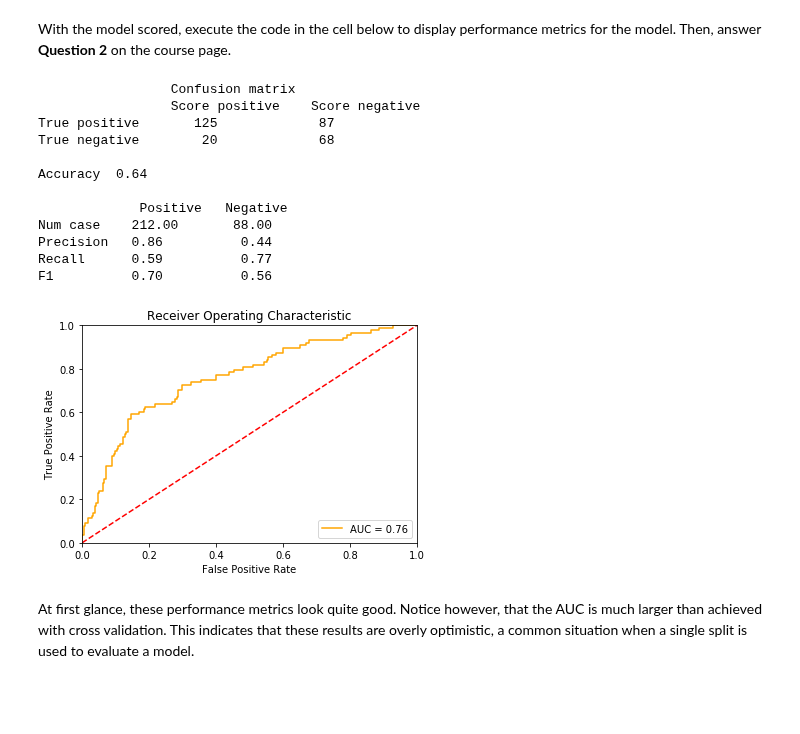
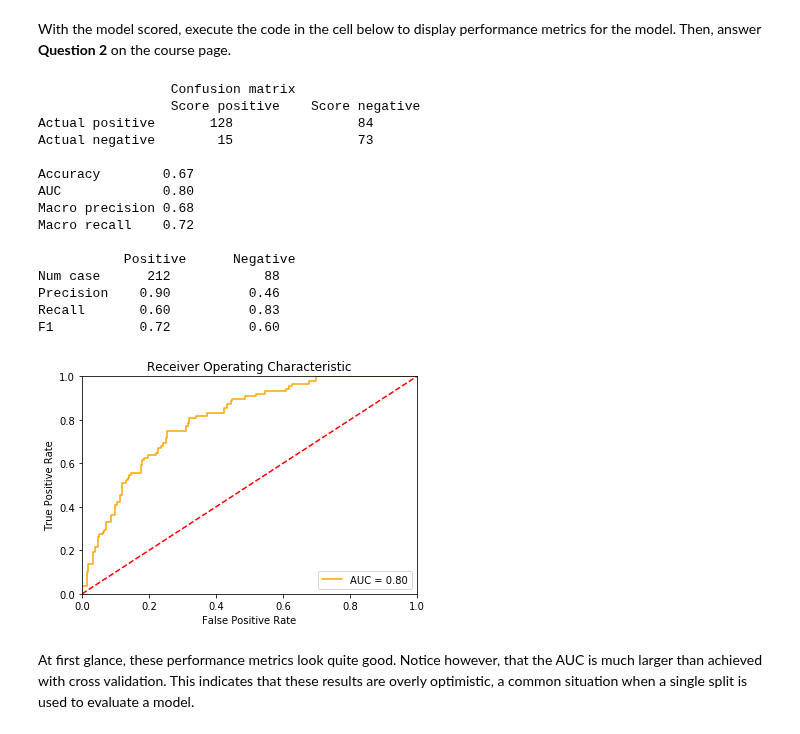
Before and after one commit to syslin/-MicrosoftLearning-Principles-of-Machine-Learning-Python, a Jupyter notebook: Module5/FeatureSelection.ipynb, the cells around one changed output. Drawn from its saved outputs; the diff is of its cells as text; code cells hidden in the pictures; blank space fills up the shorter version.

```diff
--- a/Module5/FeatureSelection.ipynb
+++ b/Module5/FeatureSelection.ipynb
@@ -110,7 +110,7 @@ logistic_mod = linear_model.LogisticRegression(C = 10, class_weight = {0:0.45, 1
 ## Perform feature selection by CV with high variance features only
 nr.seed(6677)
 selector = fs.RFECV(estimator = logistic_mod, cv = feature_folds,
-                      scoring = sklm.make_scorer(sklm.roc_auc_score))
+                      scoring = 'roc_auc')
 selector = selector.fit(Features_reduced, Labels)
 selector.support_
 # %% [output]
@@ -170,7 +170,7 @@ logistic_mod = linear_model.LogisticRegression(class_weight = {0:0.45, 1:0.55})
 ## Perform the grid search over the parameters
 clf = ms.GridSearchCV(estimator = logistic_mod, param_grid = param_grid,
                       cv = inside, # Use the inside folds
-                      scoring = sklm.make_scorer(sklm.roc_auc_score),
+                      scoring = 'roc_auc',
                       return_train_score = True)
 
 ## Fit the cross validated grid search over the data
@@ -256,15 +256,15 @@ With the features selected and the optimal hyperparameters estimated, it is time
 Execute this code.
 # %%
 ## Randomly sample cases to create independent training and test data
-nr.seed(9988)
+nr.seed(1115)
 indx = range(Features_reduced.shape[0])
 indx = ms.train_test_split(indx, test_size = 300)
-x_train = Features_reduced[indx[0],:]
+X_train = Features_reduced[indx[0],:]
 y_train = np.ravel(Labels[indx[0]])
-x_test = Features_reduced[indx[1],:]
+X_test = Features_reduced[indx[1],:]
 y_test = np.ravel(Labels[indx[1]])
 
 ## Define and fit the logistic regression model
-logistic_mod = linear_model.LogisticRegression(C = 10, class_weight = {0:0.45, 1:0.55})
-logistic_mod.fit(x_train, y_train)
+logistic_mod = linear_model.LogisticRegression(C = 1, class_weight = {0:0.45, 1:0.55})
+logistic_mod.fit(X_train, y_train)
 # %% [output]
@@ -278,7 +278,7 @@ Next, execute the code in the cell below to score the model and display a sample
 def score_model(probs, threshold):
     return np.array([1 if x > threshold else 0 for x in probs[:,1]])
 
-probabilities = logistic_mod.predict_proba(x_test)
+probabilities = logistic_mod.predict_proba(X_test)
 print(probabilities[:15,:])
 scores = score_model(probabilities, 0.3)
 # %% [output]
@@ -300,55 +300,62 @@ scores = score_model(probabilities, 0.3)
 # %% [markdown]
 With the model scored, execute the code in the cell below to display performance metrics for the model. Then, answer **Question 2** on the course page.
 # %%
-def print_metrics(labels, scores):
+def print_metrics(labels, probs, threshold):
+    scores = score_model(probs, threshold)
     metrics = sklm.precision_recall_fscore_support(labels, scores)
     conf = sklm.confusion_matrix(labels, scores)
     print('                 Confusion matrix')
     print('                 Score positive    Score negative')
-    print('True positive    %6d' % conf[0,0] + '          %5d' % conf[0,1])
-    print('True negative    %6d' % conf[1,0] + '          %5d' % conf[1,1])
+    print('Actual positive    %6d' % conf[0,0] + '             %5d' % conf[0,1])
+    print('Actual negative    %6d' % conf[1,0] + '             %5d' % conf[1,1])
     print('')
-    print('Accuracy  %0.2f' % sklm.accuracy_score(labels, scores))
+    print('Accuracy        %0.2f' % sklm.accuracy_score(labels, scores))
+    print('AUC             %0.2f' % sklm.roc_auc_score(labels, probs[:,1]))
+    print('Macro precision %0.2f' % float((float(metrics[0][0]) + float(metrics[0][1]))/2.0))
+    print('Macro recall    %0.2f' % float((float(metrics[1][0]) + float(metrics[1][1]))/2.0))
     print(' ')
-    print('             Positive   Negative')
-    print('Num case    %0.2f' % metrics[3][0] + '       %0.2f' % metrics[3][1])
-    print('Precision   %0.2f' % metrics[0][0] + '          %0.2f' % metrics[0][1])
-    print('Recall      %0.2f' % metrics[1][0] + '          %0.2f' % metrics[1][1])
-    print('F1          %0.2f' % metrics[2][0] + '          %0.2f' % metrics[2][1])
+    print('           Positive      Negative')
+    print('Num case   %6d' % metrics[3][0] + '        %6d' % metrics[3][1])
+    print('Precision  %6.2f' % metrics[0][0] + '        %6.2f' % metrics[0][1])
+    print('Recall     %6.2f' % metrics[1][0] + '        %6.2f' % metrics[1][1])
+    print('F1         %6.2f' % metrics[2][0] + '        %6.2f' % metrics[2][1])
 
 def plot_auc(labels, probs):
     ## Compute the false positive rate, true positive rate
     ## and threshold along with the AUC
     fpr, tpr, threshold = sklm.roc_curve(labels, probs[:,1])
     auc = sklm.auc(fpr, tpr)
 
     ## Plot the result
     plt.title('Receiver Operating Characteristic')
     plt.plot(fpr, tpr, color = 'orange', label = 'AUC = %0.2f' % auc)
     plt.legend(loc = 'lower right')
     plt.plot([0, 1], [0, 1],'r--')
     plt.xlim([0, 1])
     plt.ylim([0, 1])
     plt.ylabel('True Positive Rate')
     plt.xlabel('False Positive Rate')
     plt.show()
 
-print_metrics(y_test, scores)
+print_metrics(y_test, probabilities, 0.3)
 plot_auc(y_test, probabilities)
 # %% [output]
                  Confusion matrix
                  Score positive    Score negative
-True positive       125             87
-True negative        20             68
+Actual positive       128                84
+Actual negative        15                73
 
-Accuracy  0.64
+Accuracy        0.67
+AUC             0.80
+Macro precision 0.68
+Macro recall    0.72
 
-             Positive   Negative
-Num case    212.00       88.00
-Precision   0.86          0.44
-Recall      0.59          0.77
-F1          0.70          0.56
+           Positive      Negative
+Num case      212            88
+Precision    0.90          0.46
+Recall       0.60          0.83
+F1           0.72          0.60
-[figure, old version]
+[figure, new version]
 # %% [markdown]
 At first glance, these performance metrics look quite good. Notice however, that the AUC is much larger than achieved with cross validation. This indicates that these results are overly optimistic, a common situation when a single split is used to evaluate a model.
 # %% [markdown]
```
Also changed, not shown: parts of 12 cells of this notebook, 8 other files.
